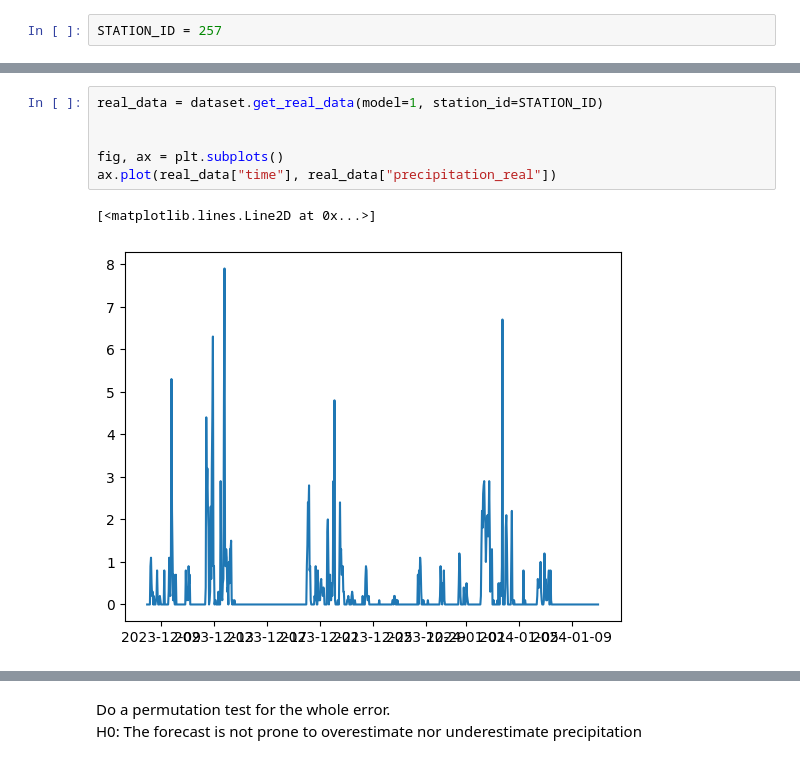
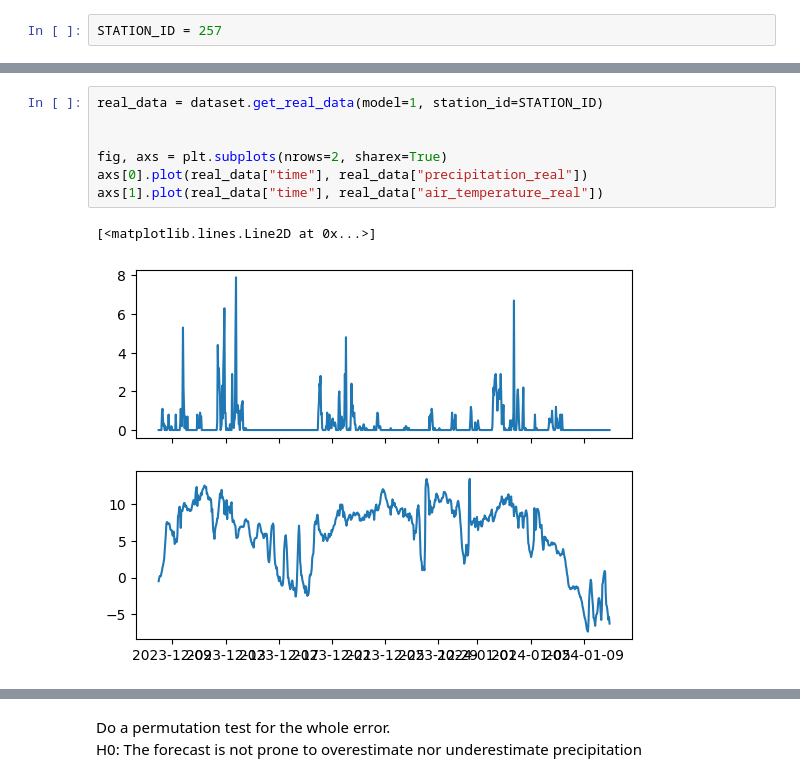
Before and after one commit to RobinU434/DataLiteracy, a Jupyter notebook: studies/robin.ipynb, the cells around one changed output, grey strips where cells are left out. Drawn from its saved outputs; the diff is of its cells as text.

```diff
--- a/studies/robin.ipynb
+++ b/studies/robin.ipynb
@@ -204,10 +305,11 @@ for call_time in sorted(forecast["call_time"].unique()):
 # %%
 real_data = dataset.get_real_data(model=1, station_id=STATION_ID)
 
 
-fig, ax = plt.subplots()
-ax.plot(real_data["time"], real_data["precipitation_real"])
+fig, axs = plt.subplots(nrows=2, sharex=True)
+axs[0].plot(real_data["time"], real_data["precipitation_real"])
+axs[1].plot(real_data["time"], real_data["air_temperature_real"])
 # %% [output]
 [<matplotlib.lines.Line2D at 0x...>]
-[figure, old version]
+[figure, new version]
 # %%
```
Also changed, not shown: parts of 10 cells of this notebook.
